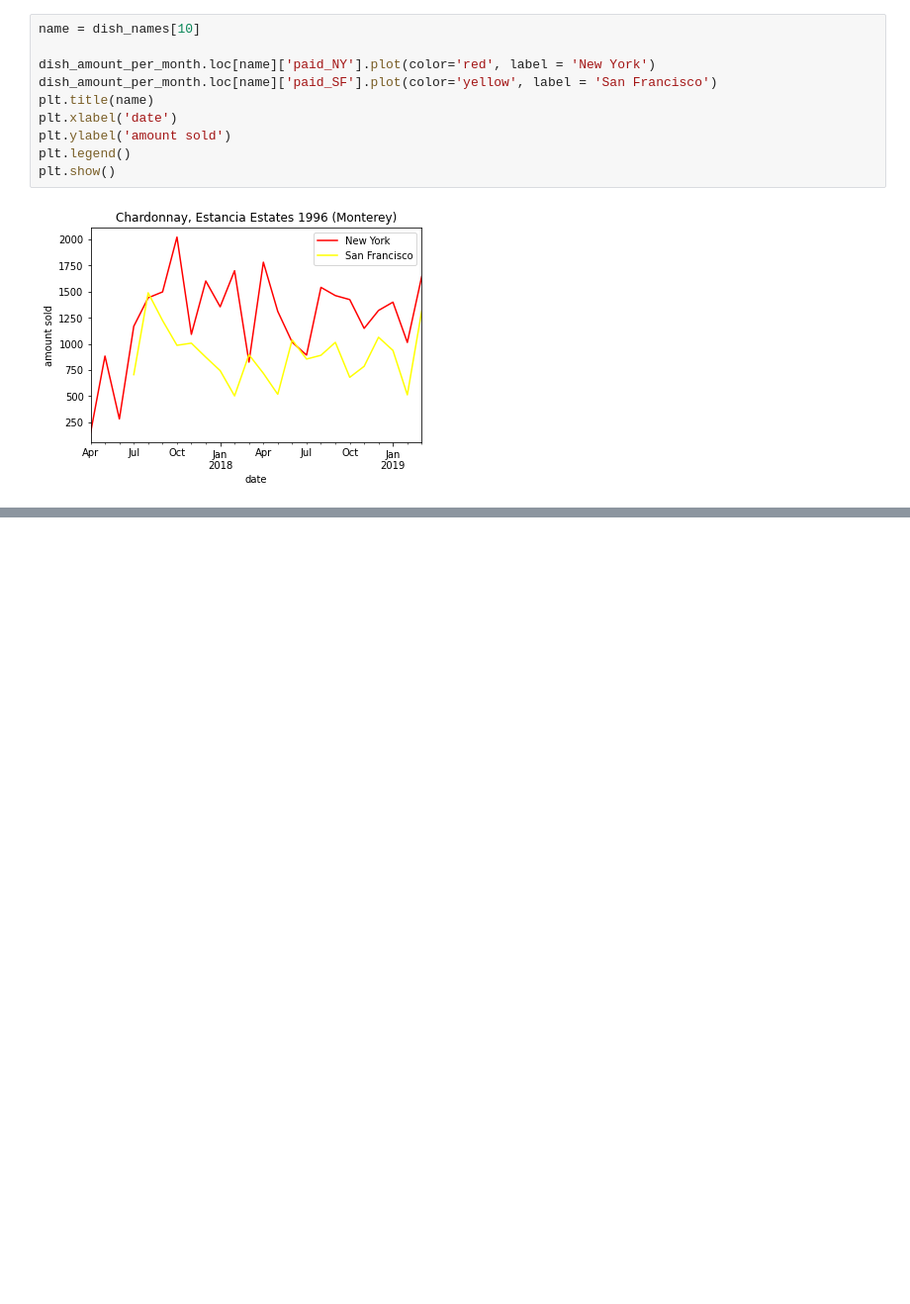
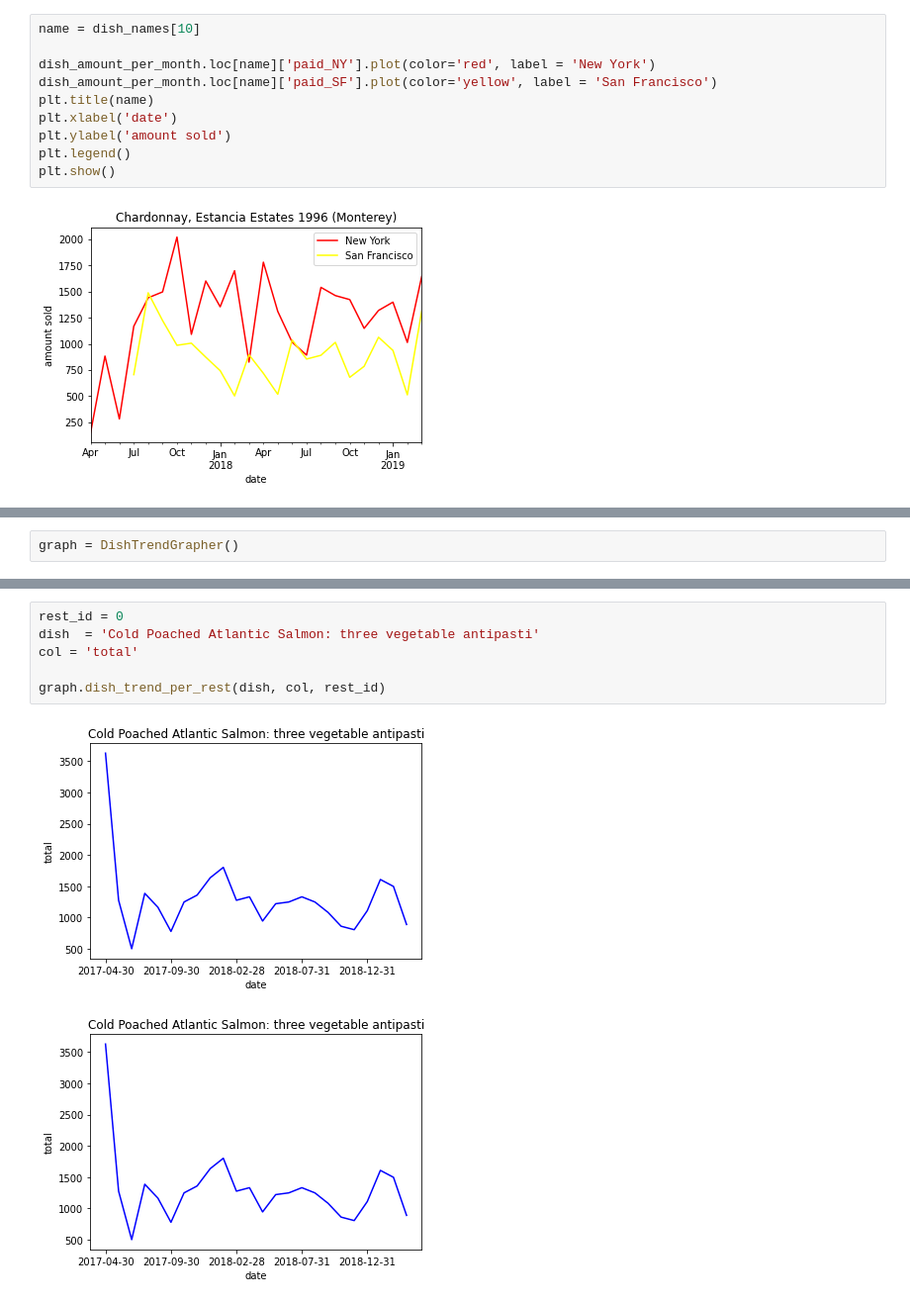
Before and after one commit to qlambotte/accenture_use_case, a Jupyter notebook: Dishes.ipynb, the cells around one changed output, grey strips where cells are left out. Shown at 99% size. Saved outputs shown, nothing was run; the diff lists cells and outputs as text; blank space fills up the shorter version.

```diff
--- a/Dishes.ipynb
+++ b/Dishes.ipynb
@@ -374,0 +451,2 @@ plt.show()
+# %%
+graph = DishTrendGrapher()
@@ -374,0 +487,9 @@ plt.show()
+# %%
+rest_id = 0
+dish  = 'Cold Poached Atlantic Salmon: three vegetable antipasti'
+col = 'total'
+
+graph.dish_trend_per_rest(dish, col, rest_id)
+# %% [output]
+[figure, added]
+[figure, added]
```
Also changed, not shown: parts of 14 cells of this notebook.
